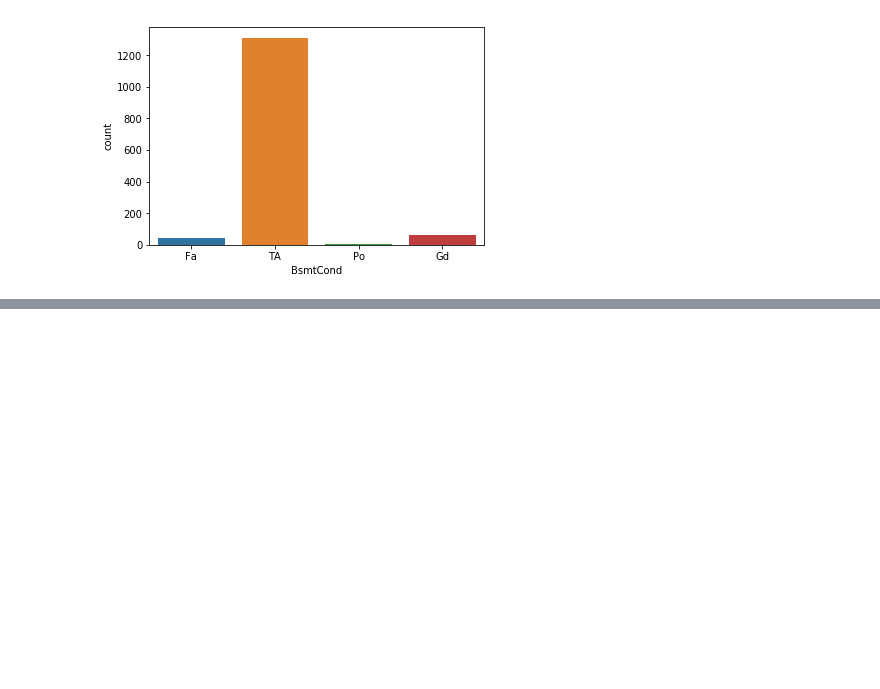
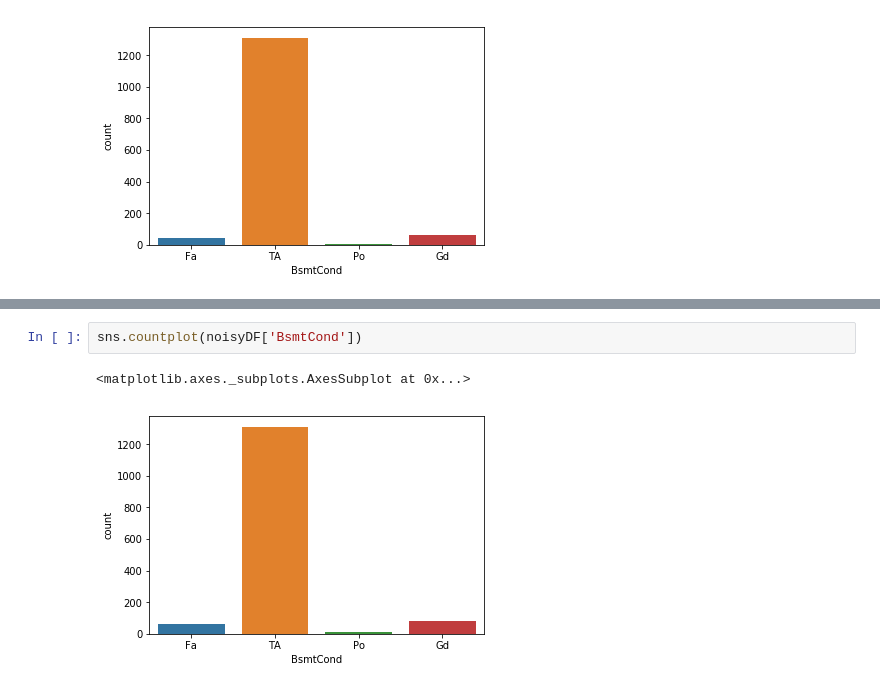
Before and after one commit to rohitgang/HousingPrice_Prediction, a Jupyter notebook: Housing_Analysis.ipynb, the cells around one changed output, grey strips where cells are left out. Drawn from its saved outputs; the diff is of its cells as text; blank space fills up the shorter version.

```diff
--- a/Housing_Analysis.ipynb
+++ b/Housing_Analysis.ipynb
@@ -324,0 +352,5 @@ TypeError: must be real number, not str
+# %%
+sns.countplot(noisyDF['BsmtCond'])
+# %% [output]
+<matplotlib.axes._subplots.AxesSubplot at 0x...>
+[figure, added]
```
Also changed, not shown: parts of 43 cells of this notebook.
